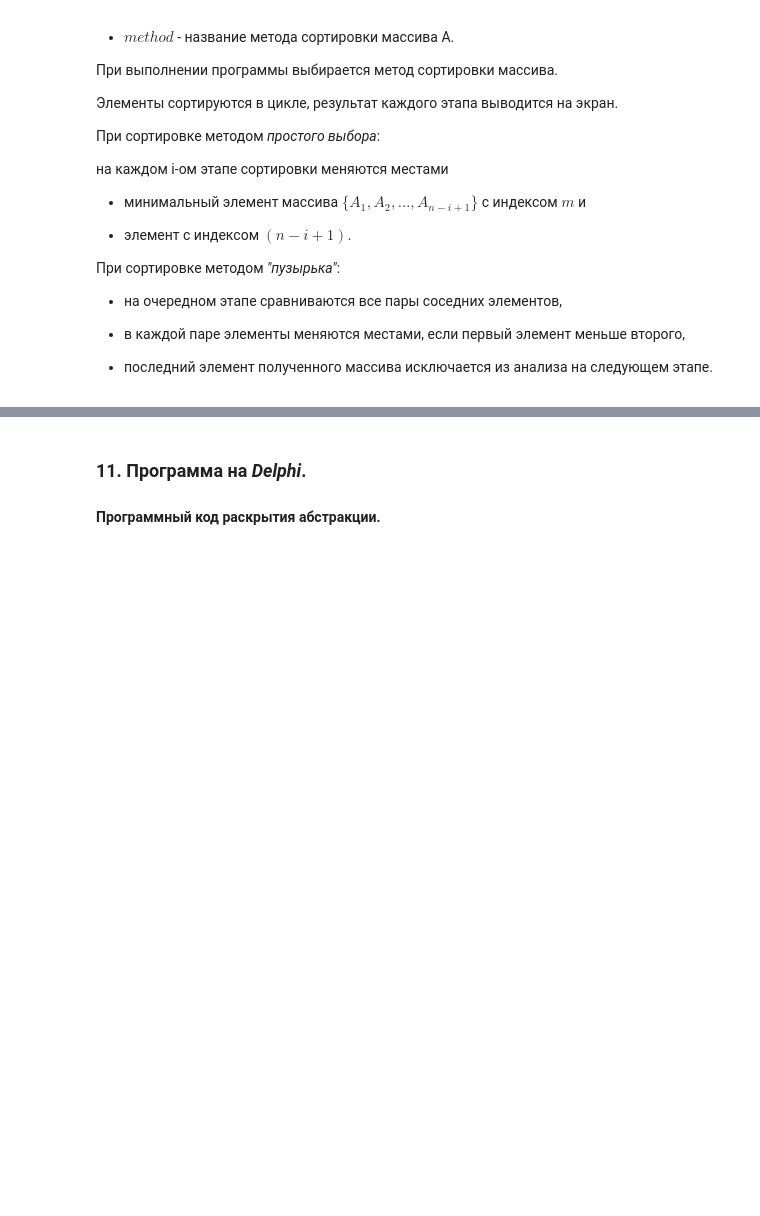
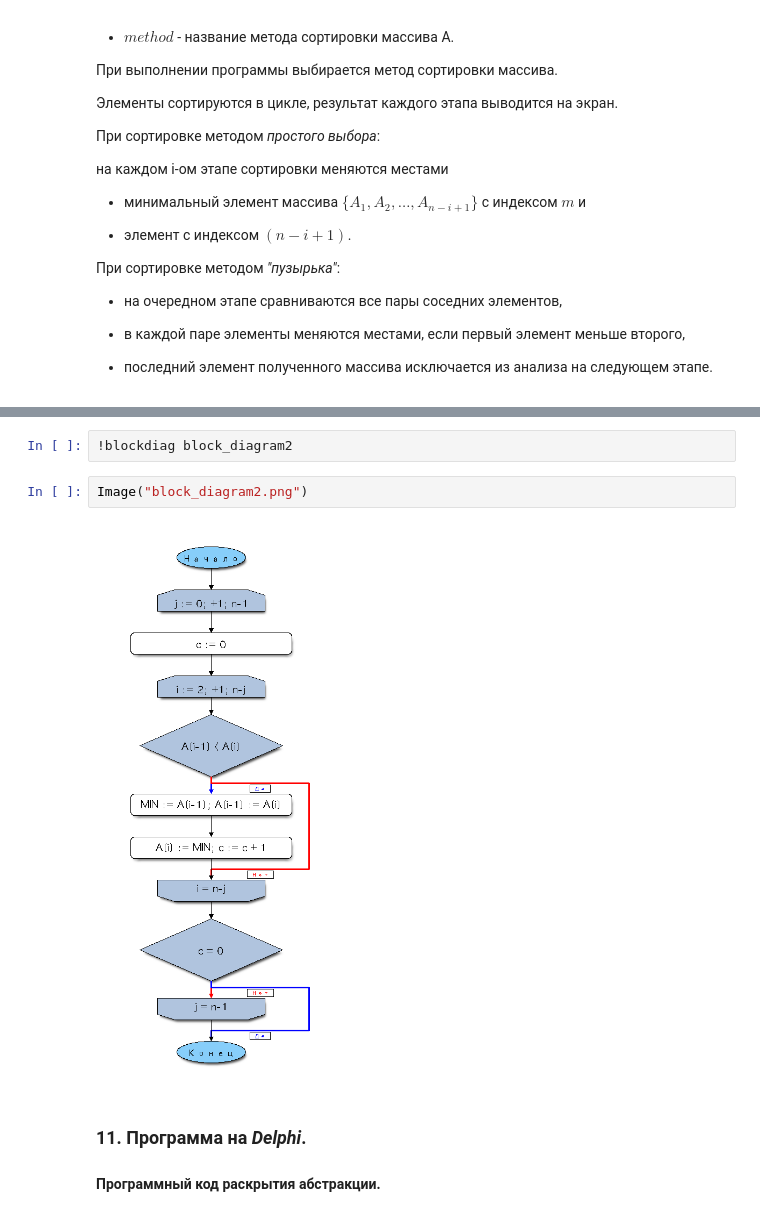
Before and after one commit to OlgaBelitskaya/math_20182019, a Jupyter notebook: program_lab7.ipynb, the cells around one changed output, grey strips where cells are left out. Drawn from its saved outputs; the diff is of its cells as text; blank space fills up the shorter version.

```diff
--- a/program_lab7.ipynb
+++ b/program_lab7.ipynb
@@ -529,3 +617,9 @@ _вместо полной спецификации с пунктами 1-11 в
+# %%
+!blockdiag block_diagram2
+# %%
+Image("block_diagram2.png")
+# %% [output]
+[figure, added]
 # %% [markdown]
 ### 11. Программа на <i>Delphi</i>.
 #### Программный код раскрытия абстракции.
```
Also changed, not shown: parts of 9 cells of this notebook.
